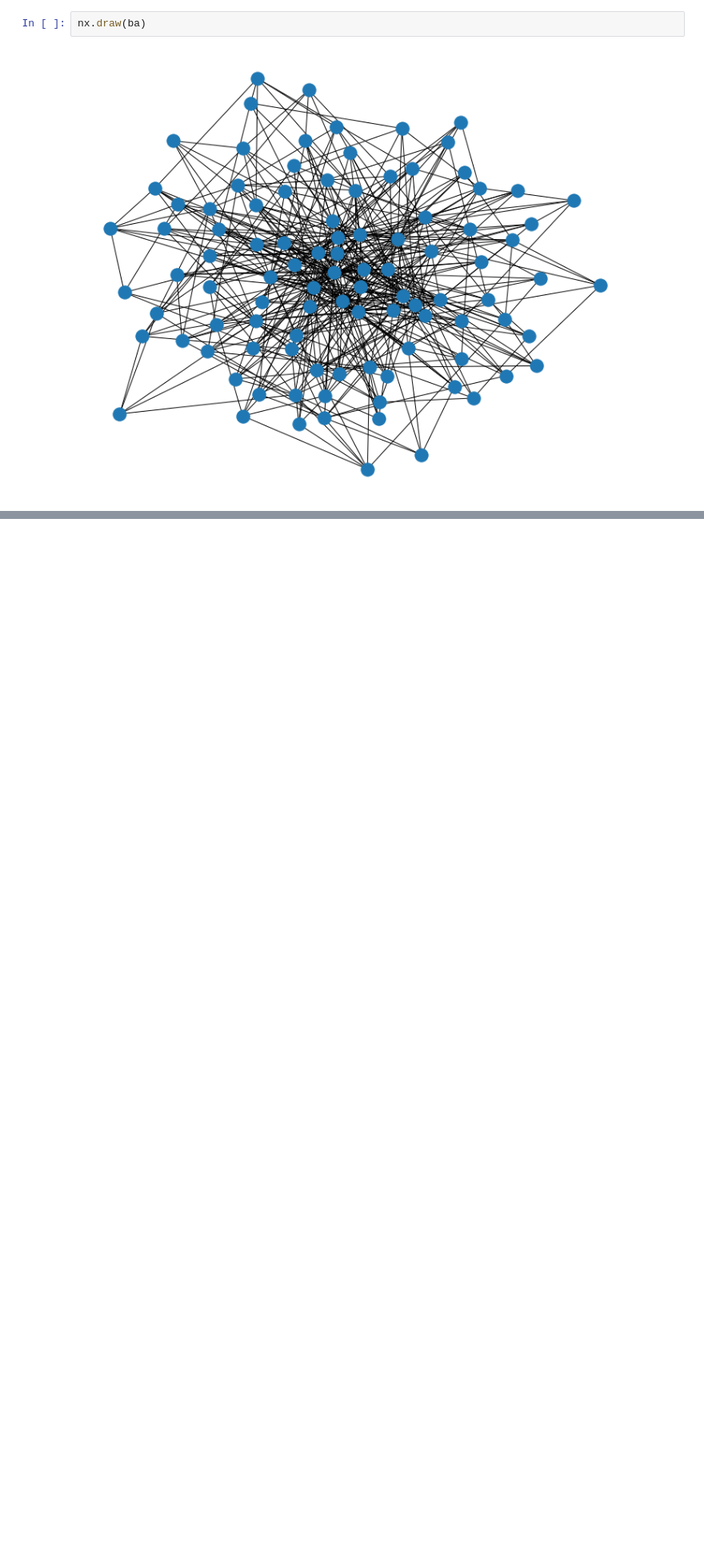
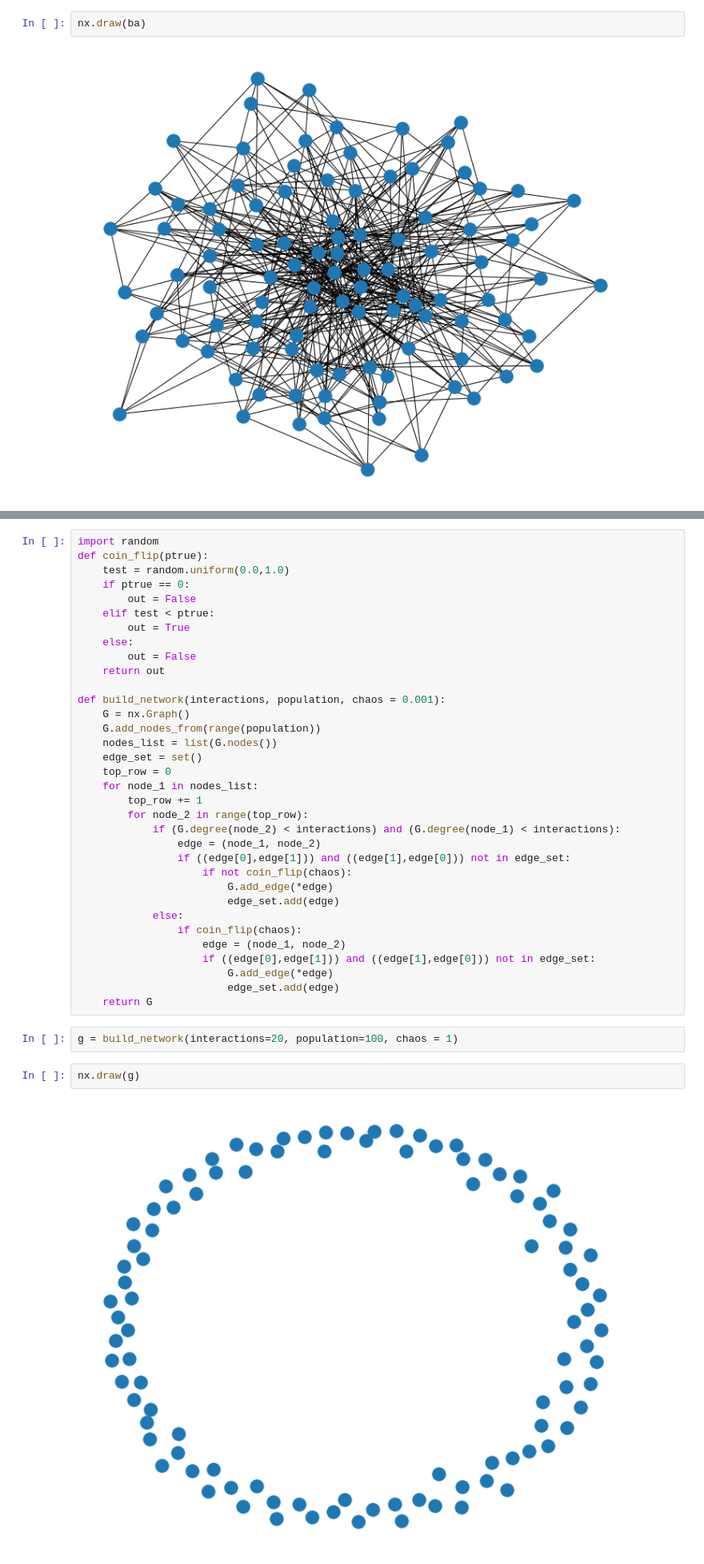
Before and after one commit to jjgomezcadenas/turtleWorld, a Jupyter notebook: notebooks/networks.ipynb, the cells around one changed output, grey strips where cells are left out. Shown at 80% size. Cells and saved outputs as stored; diff of their text form; blank space fills up the shorter version.

Commit message:
Add Networks

```diff
--- a/notebooks/networks.ipynb
+++ b/notebooks/networks.ipynb
@@ -137,0 +148,40 @@ nx.draw(ba)
+# %%
+import random
+def coin_flip(ptrue):
+    test = random.uniform(0.0,1.0)
+    if ptrue == 0:
+        out = False
+    elif test < ptrue:
+        out = True
+    else:
+        out = False
+    return out
+
+def build_network(interactions, population, chaos = 0.001):
+    G = nx.Graph()
+    G.add_nodes_from(range(population))
+    nodes_list = list(G.nodes())
+    edge_set = set()
+    top_row = 0
+    for node_1 in nodes_list:
+        top_row += 1
+        for node_2 in range(top_row):
+            if (G.degree(node_2) < interactions) and (G.degree(node_1) < interactions):
+                edge = (node_1, node_2)
+                if ((edge[0],edge[1])) and ((edge[1],edge[0])) not in edge_set:
+                    if not coin_flip(chaos):
+                        G.add_edge(*edge)
+                        edge_set.add(edge)
+            else:
+                if coin_flip(chaos):
+                    edge = (node_1, node_2)
+                    if ((edge[0],edge[1])) and ((edge[1],edge[0])) not in edge_set:
+                        G.add_edge(*edge)
+                        edge_set.add(edge)
+    return G
+# %%
+g = build_network(interactions=20, population=100, chaos = 1)
+# %%
+nx.draw(g)
+# %% [output]
+[figure, added]
```
Also changed, not shown: parts of 26 cells of this notebook, 3 other files.
